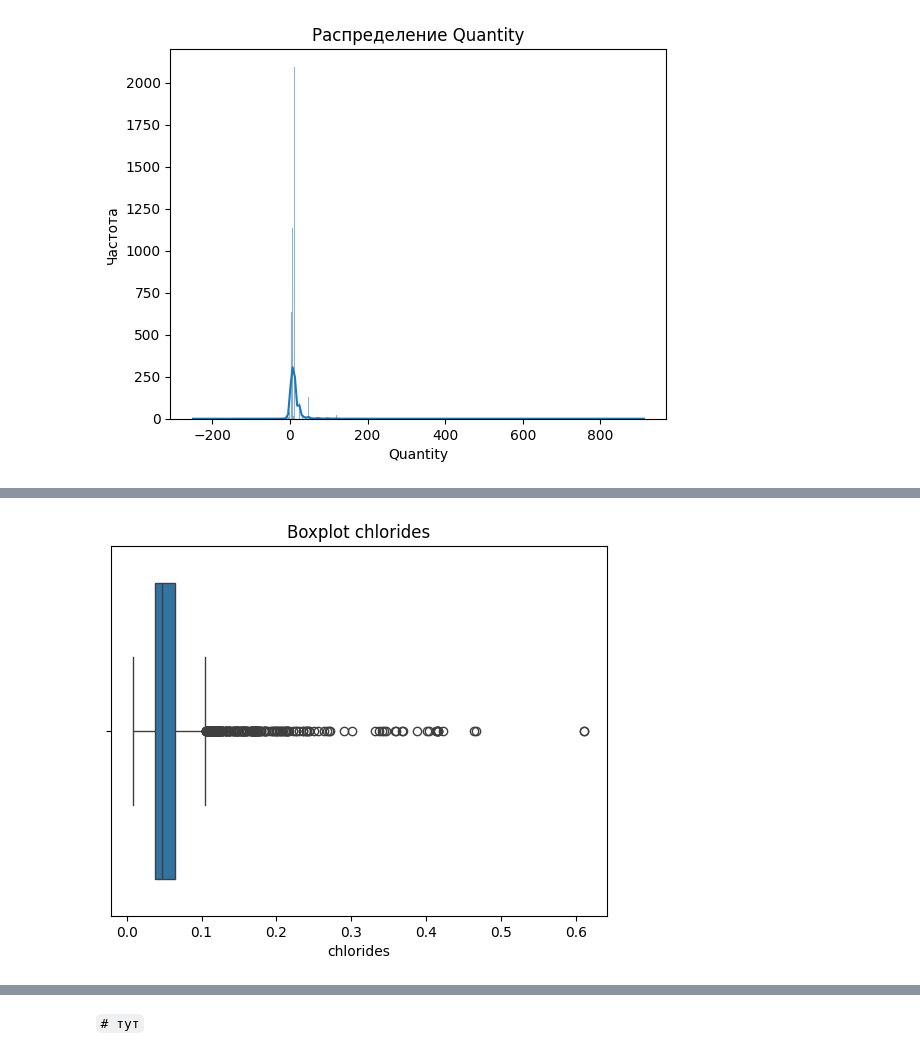
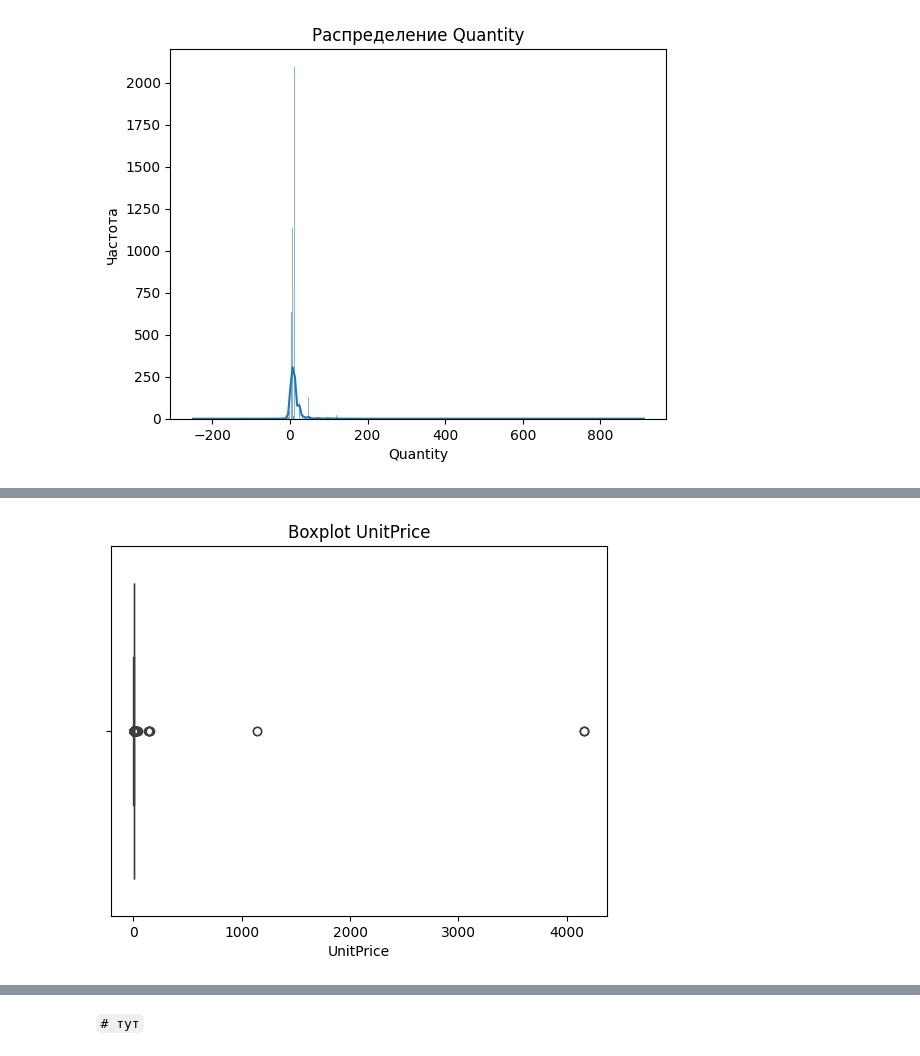
Before and after one commit to SnrPep/MLe, a Jupyter notebook: Практика_1.ipynb, the cells around one changed output, grey strips where cells are left out. Drawn from its saved outputs; the diff is of its cells as text; code cells hidden in the pictures.

```diff
--- a/Практика_1.ipynb
+++ b/Практика_1.ipynb
@@ -286,7 +286,7 @@ plt.gca().spines[['top', 'right']].set_visible(False)
 # %%
-   sns.boxplot(x=df['chlorides'])
-   plt.title('Boxplot chlorides')
-   plt.xlabel('chlorides')
+   sns.boxplot(x=df['UnitPrice'])
+   plt.title('Boxplot UnitPrice')
+   plt.xlabel('UnitPrice')
    plt.show()
 # %% [output]
-[figure, old version]
+[figure, new version]
```
Also changed, not shown: parts of 8 cells of this notebook.
